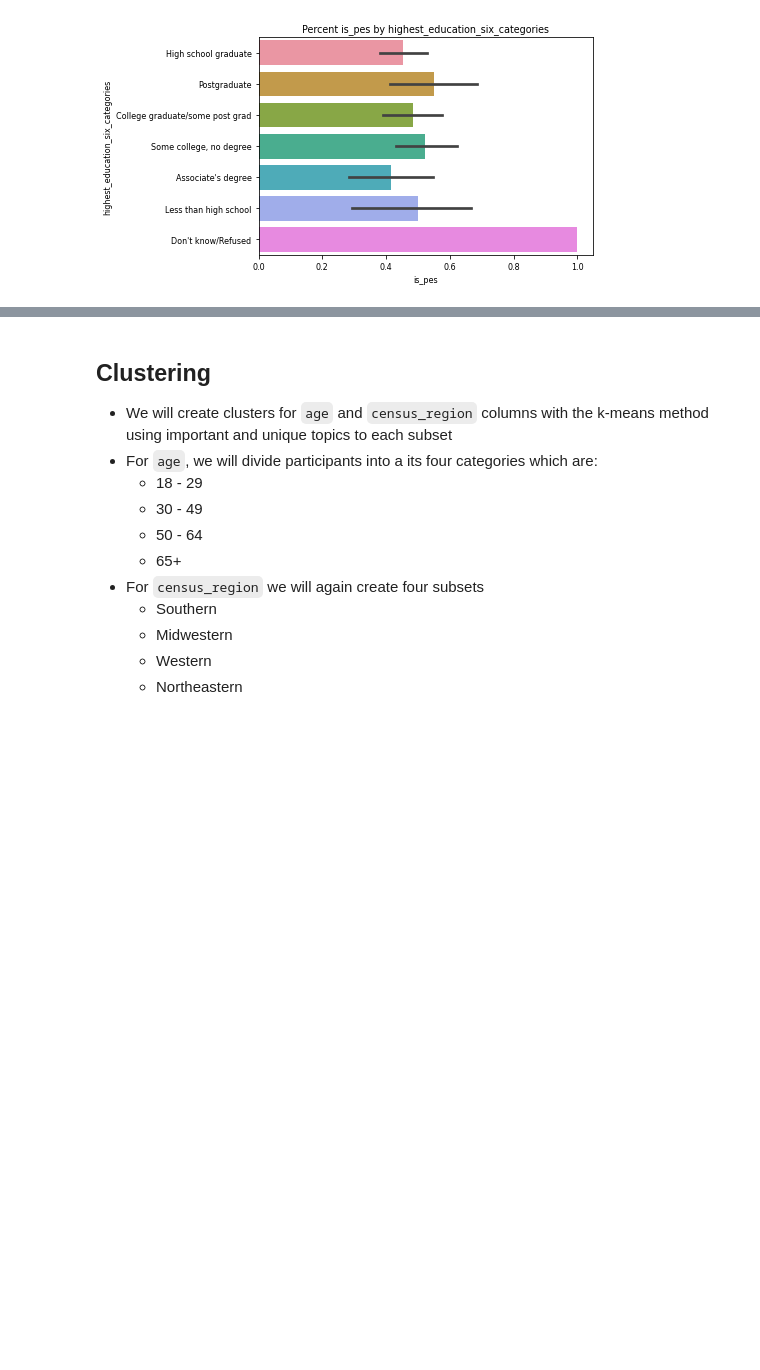
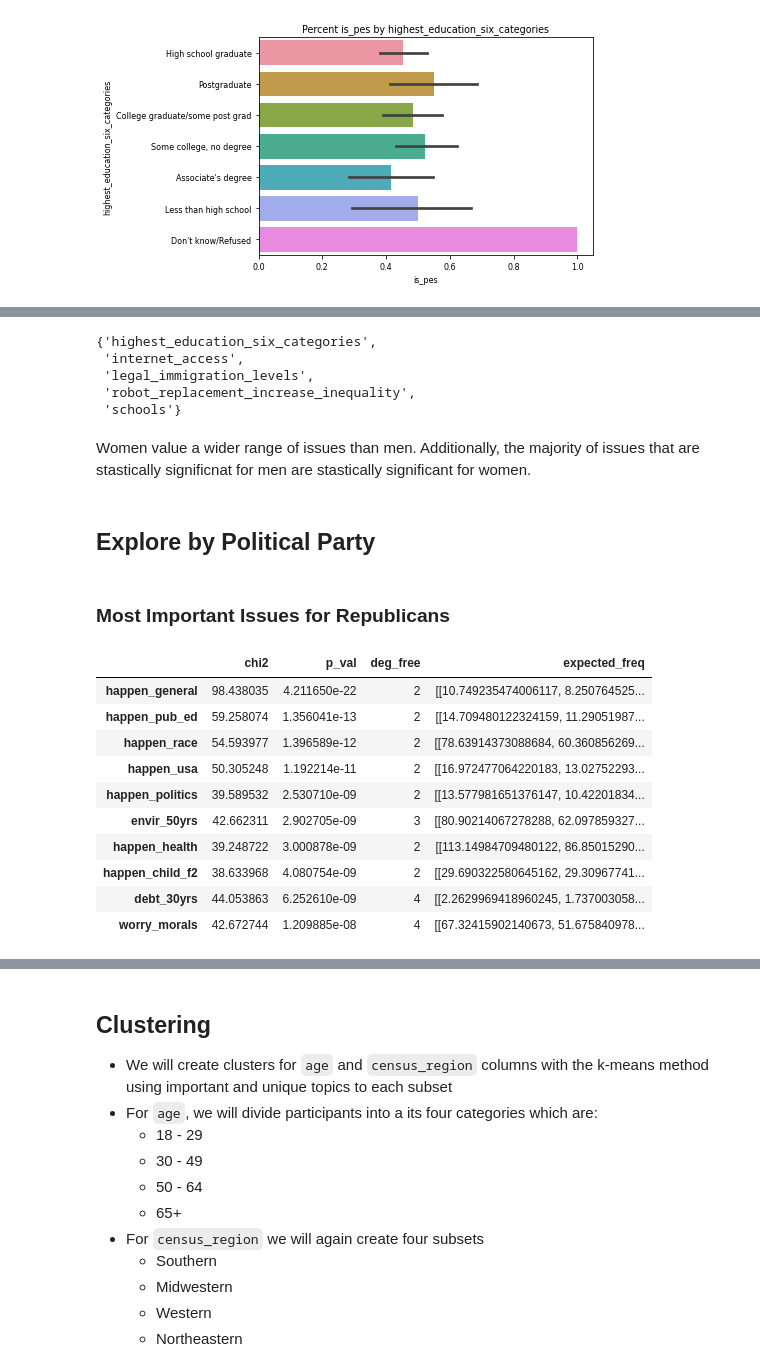
Before and after one commit to american-perspectives-capstone/american-attitudes, a Jupyter notebook: final_notebook.ipynb, the cells around one changed output, grey strips where cells are left out. Drawn from its saved outputs; the diff is of its cells as text; code cells hidden in the pictures; blank space fills up the shorter version.

```diff
--- a/final_notebook.ipynb
+++ b/final_notebook.ipynb
@@ -887,0 +1010,38 @@ bar_graph_percent_pessimistic(train[train.family_income_three_categories == '$30
+# %%
+important_for_males_but_not_females = set(important_for_males_list).difference(set(important_for_females_list))
+important_for_males_but_not_females
+# %% [output]
+{'highest_education_six_categories',
+ 'internet_access',
+ 'legal_immigration_levels',
+ 'robot_replacement_increase_inequality',
+ 'schools'}
+# %% [markdown]
+Women value a wider range of issues than men. Additionally, the majority of issues that are stastically significnat for men are stastically significant for women.
+# %% [markdown]
+## Explore by Political Party
+# %%
+#Make subset of Republicans
+republicans_train = train[train.summary_of_political_party_data == ' Rep/Lean Rep']
+#Make subset of Democrats
+democrats_train = train[train.summary_of_political_party_data == 'Dem/Lean Dem']
+# %% [markdown]
+### Most Important Issues for Republicans
+# %%
+# Generate object
+obj_r = e.generate_and_return_obj(republicans_train)
+# Examine the chi2 results and return the most signficant values from them
+issues_republicans= obj_r.chi2_df.sort_values(by='p_val')
+issues_republicans.head(10)
+# %% [output]
+|  | chi2 | p_val | deg_free | expected_freq |
+| happen_general | 98.438035 | 4.211650e-22 | 2 | [[10.749235474006117, 8.250764525... |
+| happen_pub_ed | 59.258074 | 1.356041e-13 | 2 | [[14.709480122324159, 11.29051987... |
+| happen_race | 54.593977 | 1.396589e-12 | 2 | [[78.63914373088684, 60.360856269... |
+| happen_usa | 50.305248 | 1.192214e-11 | 2 | [[16.972477064220183, 13.02752293... |
+| happen_politics | 39.589532 | 2.530710e-09 | 2 | [[13.577981651376147, 10.42201834... |
+| envir_50yrs | 42.662311 | 2.902705e-09 | 3 | [[80.90214067278288, 62.097859327... |
+| happen_health | 39.248722 | 3.000878e-09 | 2 | [[113.14984709480122, 86.85015290... |
+| happen_child_f2 | 38.633968 | 4.080754e-09 | 2 | [[29.690322580645162, 29.30967741... |
+| debt_30yrs | 44.053863 | 6.252610e-09 | 4 | [[2.2629969418960245, 1.737003058... |
+| worry_morals | 42.672744 | 1.209885e-08 | 4 | [[67.32415902140673, 51.675840978... |
```
Also changed, not shown: parts of 58 cells of this notebook.
